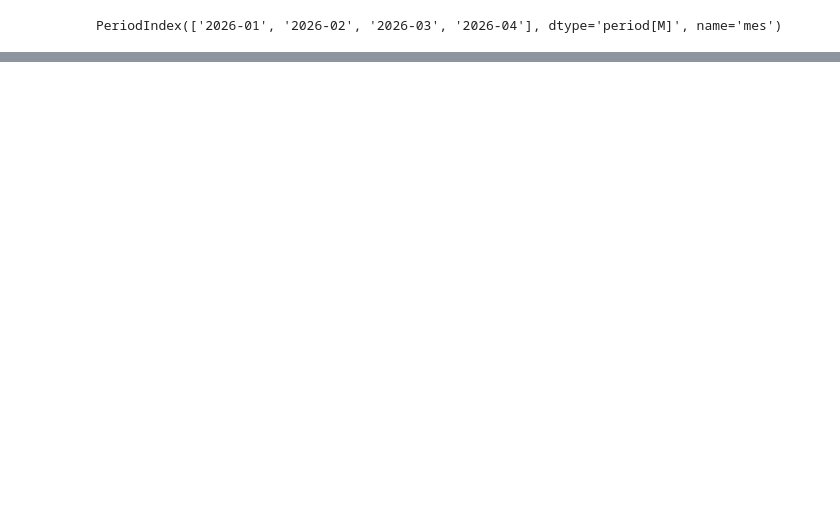
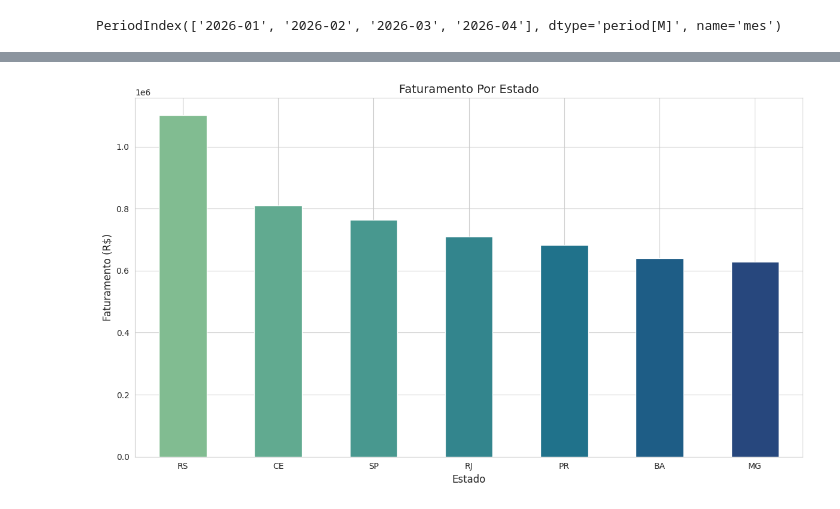
Before and after one commit to marcusvbrangel/fundamentos-linguagem-python-basico-aplicacoes-ia, a Jupyter notebook: 02-mini-projeto-01/estudo-python-02-mini-projeto-01.ipynb, the cells around one changed output, grey strips where cells are left out. Drawn from its saved outputs; the diff is of its cells as text; code cells hidden in the pictures; blank space fills up the shorter version.

```diff
--- a/02-mini-projeto-01/estudo-python-02-mini-projeto-01.ipynb
+++ b/02-mini-projeto-01/estudo-python-02-mini-projeto-01.ipynb
@@ -467,0 +471,3 @@ plt.show()
+# %%
+# agrupa por estado e soma o faturamento
+faturamento_por_estado = df_vendas.groupby("estado")["faturamento"].sum().sort_values(ascending = False)
@@ -467,0 +487,27 @@ plt.show()
+# %%
+# define uma nova figura
+plt.figure(figsize = (12, 7))
+
+# plota os dados de faturamento por estado em formato de gráfico de barras
+# usando a paleta de cores "rocket" do Seaborn
+faturamento_por_estado.plot(kind = 'bar', color = sns.color_palette("crest", 7))
+
+# define o titulo do do grafico
+plt.title('Faturamento Por Estado', fontsize = 14)
+
+# define o rotulo do eixo x
+plt.xlabel('Estado', fontsize = 12)
+
+# define o rotulo do eixo y
+plt.ylabel('Faturamento (R$)', fontsize = 12)
+
+# mante o rotulo do eixo x na horizontal (sem rotacao)
+plt.xticks(rotation = 0)
+
+# ajusta autoaticaente os elementos do grafico para evitar sobreposicao
+plt.tight_layout()
+
+# Exibe o gráfico
+plt.show()
+# %% [output]
+[figure, added]
```
Also changed, not shown: parts of 13 cells of this notebook, 1 other file.
